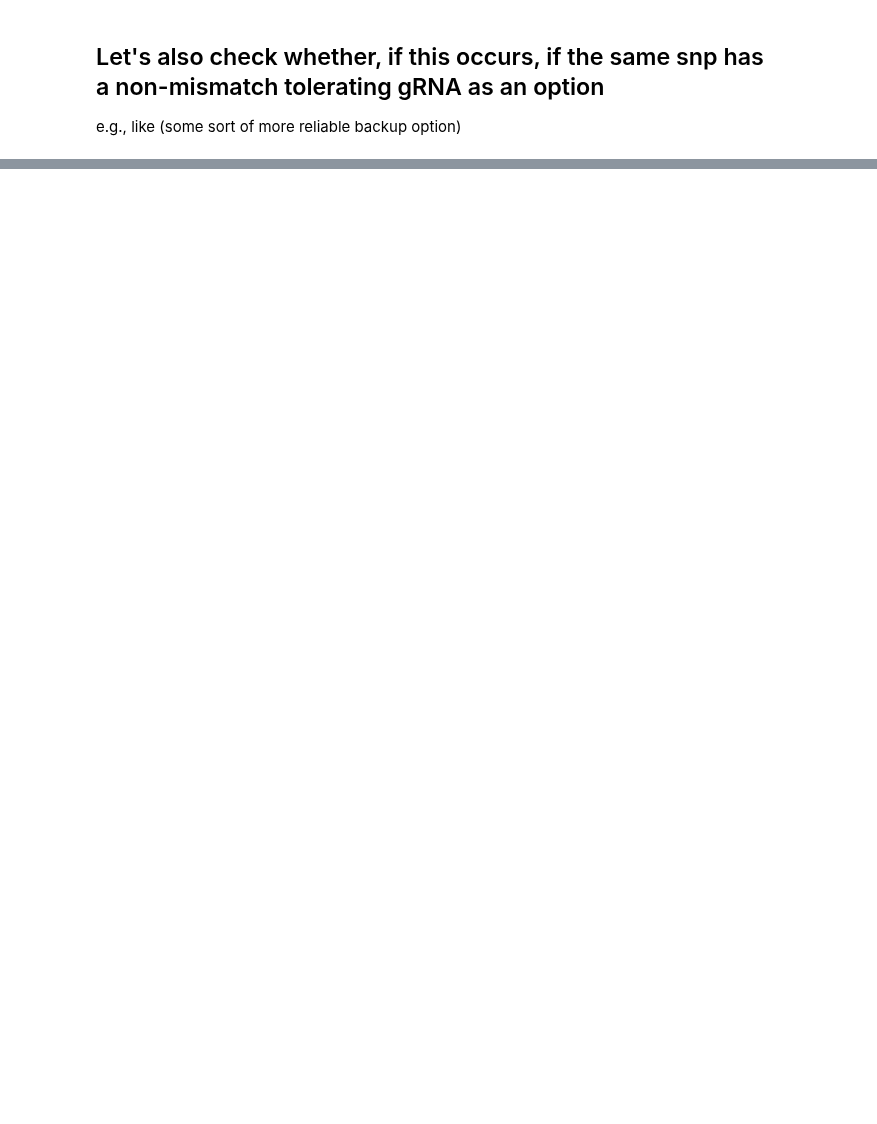
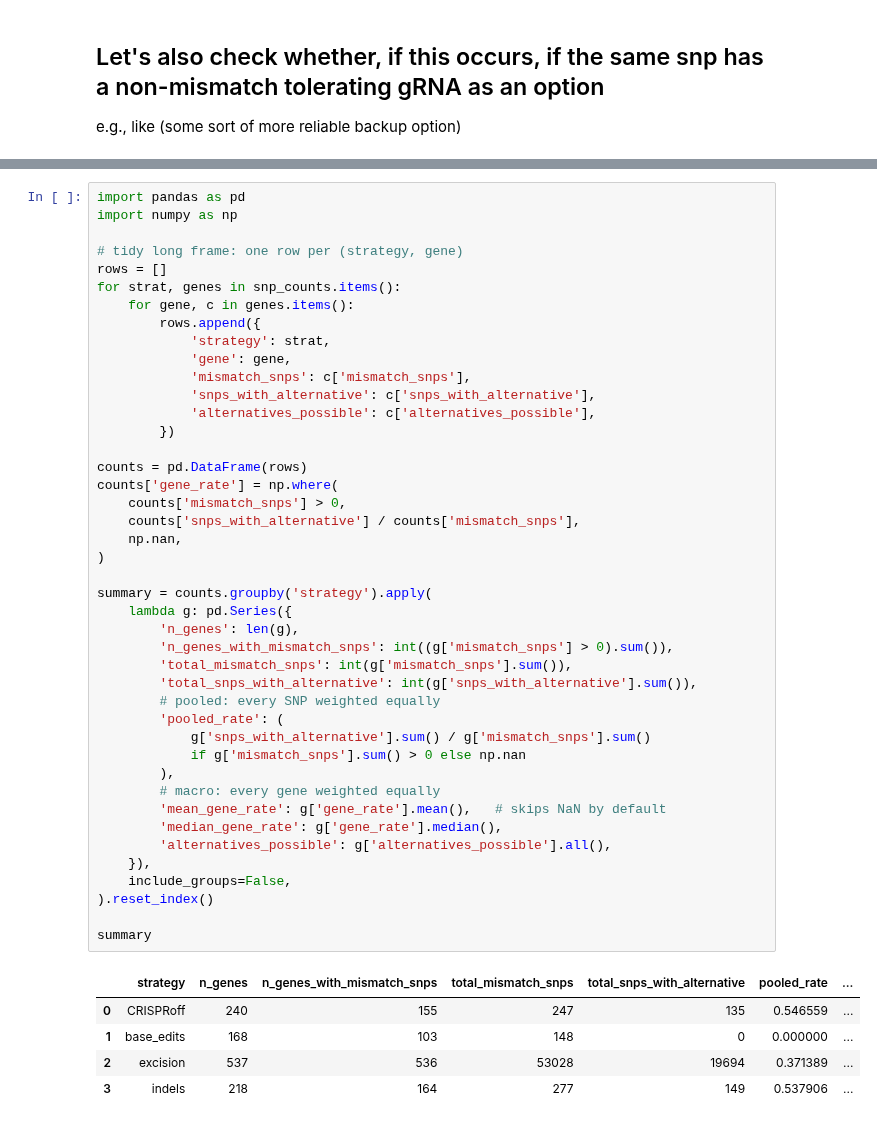
Before and after one commit to gramey02/dnd_project, a Jupyter notebook: revisions/scripts/gRNA_mismatch analysis.ipynb, the cells around one changed output, grey strips where cells are left out. Drawn from its saved outputs; the diff is of its cells as text; blank space fills up the shorter version.

```diff
--- a/revisions/scripts/gRNA_mismatch analysis.ipynb
+++ b/revisions/scripts/gRNA_mismatch analysis.ipynb
@@ -263,0 +431,49 @@ np.float64(0.9545560180760712)
+# %%
+import pandas as pd
+import numpy as np
+
+# tidy long frame: one row per (strategy, gene)
+rows = []
+for strat, genes in snp_counts.items():
+    for gene, c in genes.items():
+        rows.append({
+            'strategy': strat,
+            'gene': gene,
+            'mismatch_snps': c['mismatch_snps'],
+            'snps_with_alternative': c['snps_with_alternative'],
+            'alternatives_possible': c['alternatives_possible'],
+        })
+
+counts = pd.DataFrame(rows)
+counts['gene_rate'] = np.where(
+    counts['mismatch_snps'] > 0,
+    counts['snps_with_alternative'] / counts['mismatch_snps'],
+    np.nan,
+)
+
+summary = counts.groupby('strategy').apply(
+    lambda g: pd.Series({
+        'n_genes': len(g),
+        'n_genes_with_mismatch_snps': int((g['mismatch_snps'] > 0).sum()),
+        'total_mismatch_snps': int(g['mismatch_snps'].sum()),
+        'total_snps_with_alternative': int(g['snps_with_alternative'].sum()),
+        # pooled: every SNP weighted equally
+        'pooled_rate': (
+            g['snps_with_alternative'].sum() / g['mismatch_snps'].sum()
+            if g['mismatch_snps'].sum() > 0 else np.nan
+        ),
+        # macro: every gene weighted equally
+        'mean_gene_rate': g['gene_rate'].mean(),   # skips NaN by default
+        'median_gene_rate': g['gene_rate'].median(),
+        'alternatives_possible': g['alternatives_possible'].all(),
+    }),
+    include_groups=False,
+).reset_index()
+
+summary
+# %% [output]
+|  | strategy | n_genes | n_genes_with_mismatch_snps | total_mismatch_snps | total_snps_with_alternative | pooled_rate | ... |
+| 0 | CRISPRoff | 240 | 155 | 247 | 135 | 0.546559 | ... |
+| 1 | base_edits | 168 | 103 | 148 | 0 | 0.000000 | ... |
+| 2 | excision | 537 | 536 | 53028 | 19694 | 0.371389 | ... |
+| 3 | indels | 218 | 164 | 277 | 149 | 0.537906 | ... |
```
Also changed, not shown: parts of 24 cells of this notebook.
